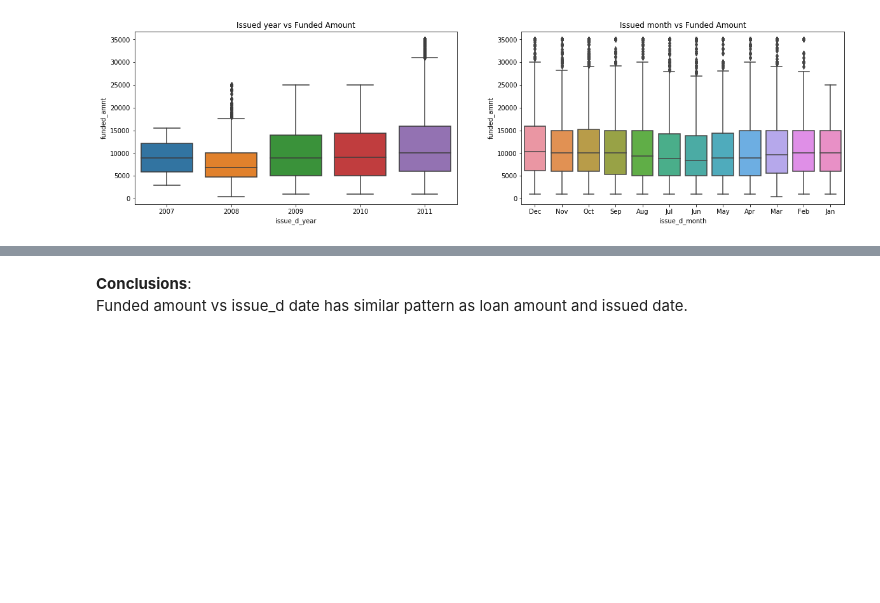
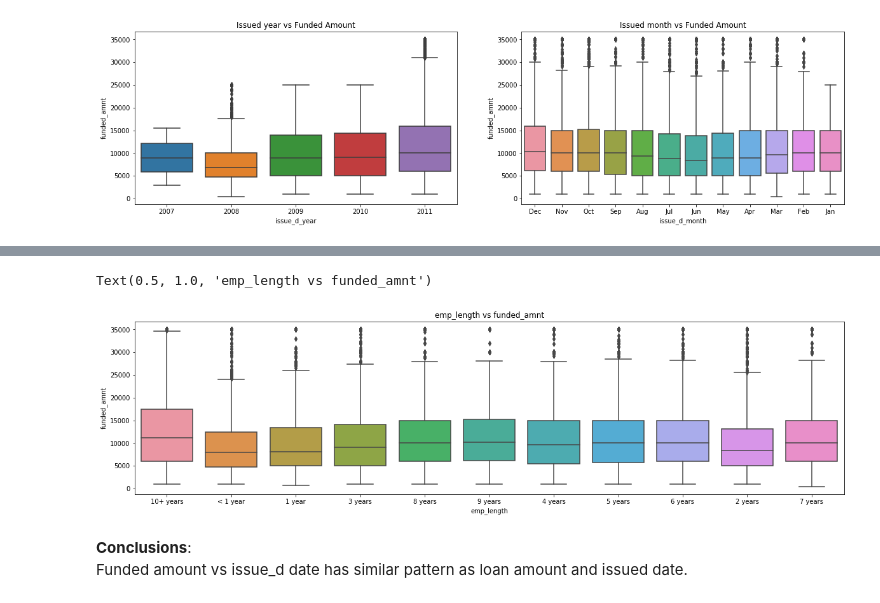
Before and after one commit to chaitanya-vanapamala/lending-club-cs, a Jupyter notebook: analysis.ipynb, the cells around one changed output, grey strips where cells are left out. Drawn from its saved outputs; the diff is of its cells as text; code cells hidden in the pictures; blank space fills up the shorter version.

```diff
--- a/analysis.ipynb
+++ b/analysis.ipynb
@@ -1417,3 +1200,10 @@ plt.show()
+# %%
+plt.figure(figsize=(20,5))
+sns.boxplot(x='emp_length', y=data.funded_amnt, data=data)
+plt.title('emp_length vs funded amount')
+# %% [output]
+Text(0.5, 1.0, 'emp_length vs funded_amnt')
+[figure, added]
 # %% [markdown]
 **Conclusions**:<br>
 Funded amount vs issue_d date has similar pattern as loan amount and issued date.
```
Also changed, not shown: parts of 131 cells of this notebook.
